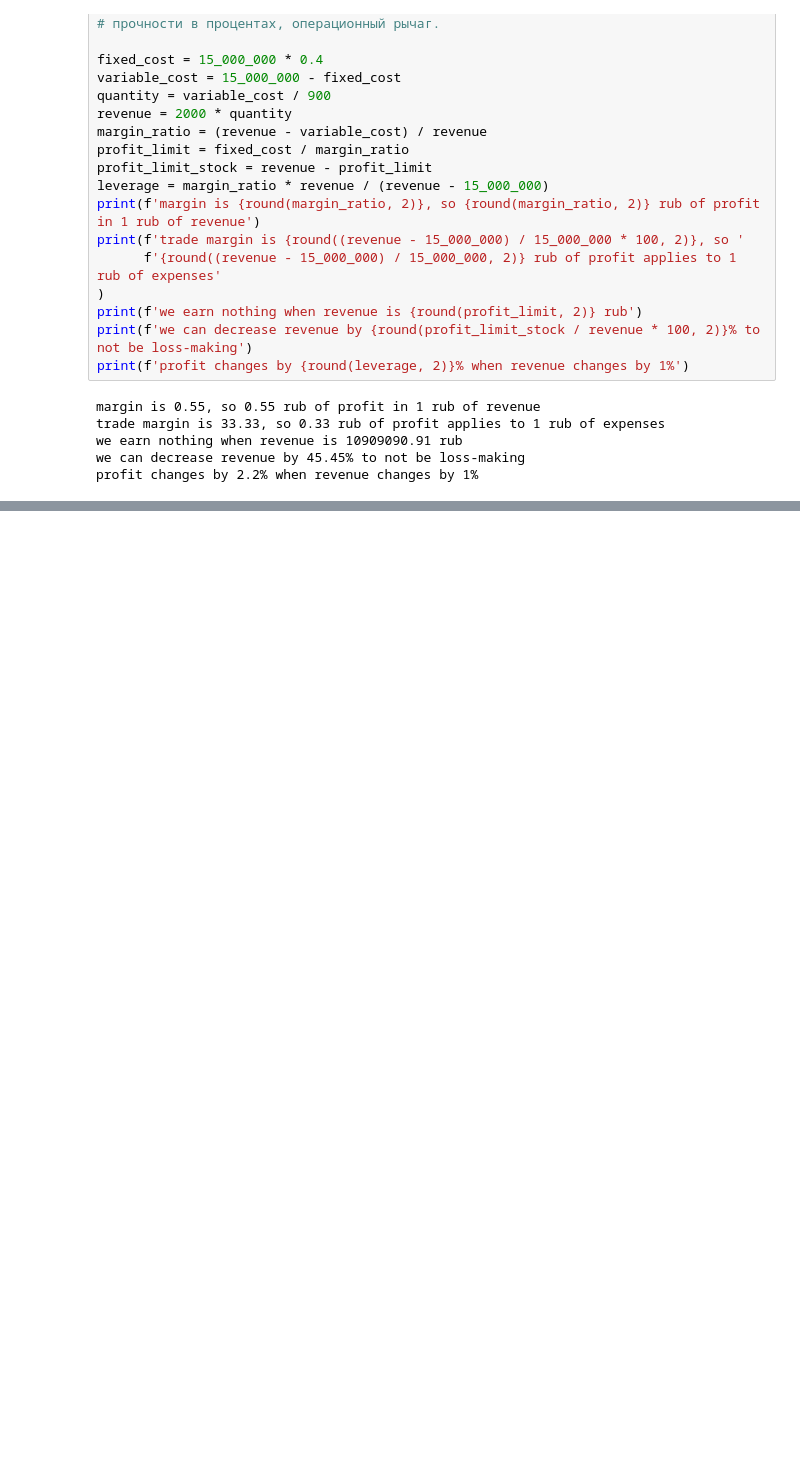
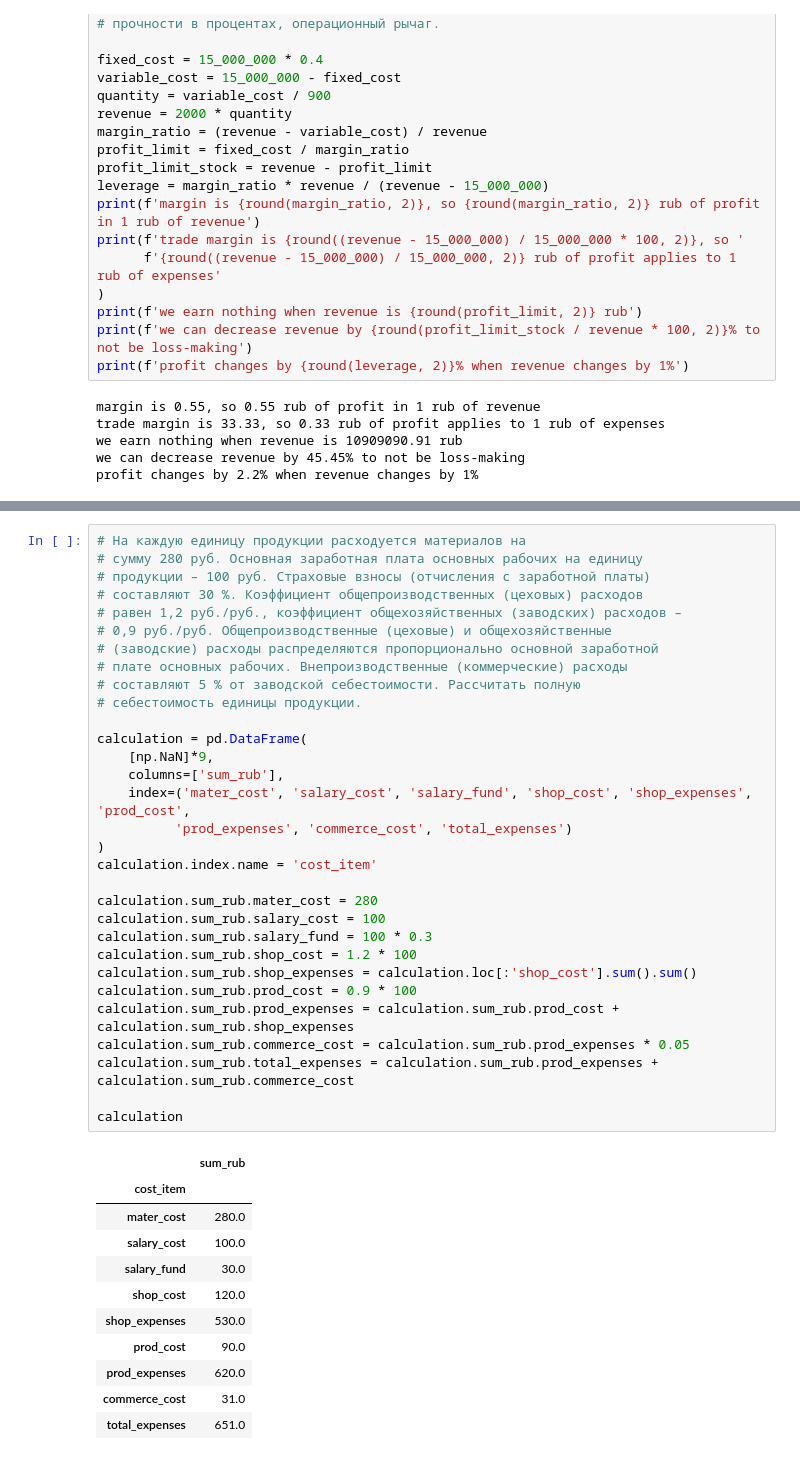
Before and after one commit to luculliano/stat_projects, a Jupyter notebook: economics_of_organization/exam_preparation/expenses.ipynb, the cells around one changed output, grey strips where cells are left out. Cells and saved outputs as stored; diff of their text form; blank space fills up the shorter version.

```diff
--- a/economics_of_organization/exam_preparation/expenses.ipynb
+++ b/economics_of_organization/exam_preparation/expenses.ipynb
@@ -110,0 +286,43 @@ profit changes by 2.2% when revenue changes by 1%
+# %%
+# На каждую единицу продукции расходуется материалов на
+# сумму 280 руб. Основная заработная плата основных рабочих на единицу
+# продукции – 100 руб. Страховые взносы (отчисления с заработной платы)
+# составляют 30 %. Коэффициент общепроизводственных (цеховых) расходов
+# равен 1,2 руб./руб., коэффициент общехозяйственных (заводских) расходов –
+# 0,9 руб./руб. Общепроизводственные (цеховые) и общехозяйственные
+# (заводские) расходы распределяются пропорционально основной заработной
+# плате основных рабочих. Внепроизводственные (коммерческие) расходы
+# составляют 5 % от заводской себестоимости. Рассчитать полную
+# себестоимость единицы продукции.
+
+calculation = pd.DataFrame(
+    [np.NaN]*9,
+    columns=['sum_rub'],
+    index=('mater_cost', 'salary_cost', 'salary_fund', 'shop_cost', 'shop_expenses', 'prod_cost',
+          'prod_expenses', 'commerce_cost', 'total_expenses')
+)
+calculation.index.name = 'cost_item'
+
+calculation.sum_rub.mater_cost = 280
+calculation.sum_rub.salary_cost = 100
+calculation.sum_rub.salary_fund = 100 * 0.3
+calculation.sum_rub.shop_cost = 1.2 * 100
+calculation.sum_rub.shop_expenses = calculation.loc[:'shop_cost'].sum().sum()
+calculation.sum_rub.prod_cost = 0.9 * 100
+calculation.sum_rub.prod_expenses = calculation.sum_rub.prod_cost + calculation.sum_rub.shop_expenses
+calculation.sum_rub.commerce_cost = calculation.sum_rub.prod_expenses * 0.05
+calculation.sum_rub.total_expenses = calculation.sum_rub.prod_expenses + calculation.sum_rub.commerce_cost
+
+calculation
+# %% [output]
+|  | sum_rub |
+| cost_item |  |
+| mater_cost | 280.0 |
+| salary_cost | 100.0 |
+| salary_fund | 30.0 |
+| shop_cost | 120.0 |
+| shop_expenses | 530.0 |
+| prod_cost | 90.0 |
+| prod_expenses | 620.0 |
+| commerce_cost | 31.0 |
+| total_expenses | 651.0 |
```
Also changed, not shown: parts of 17 cells of this notebook.
